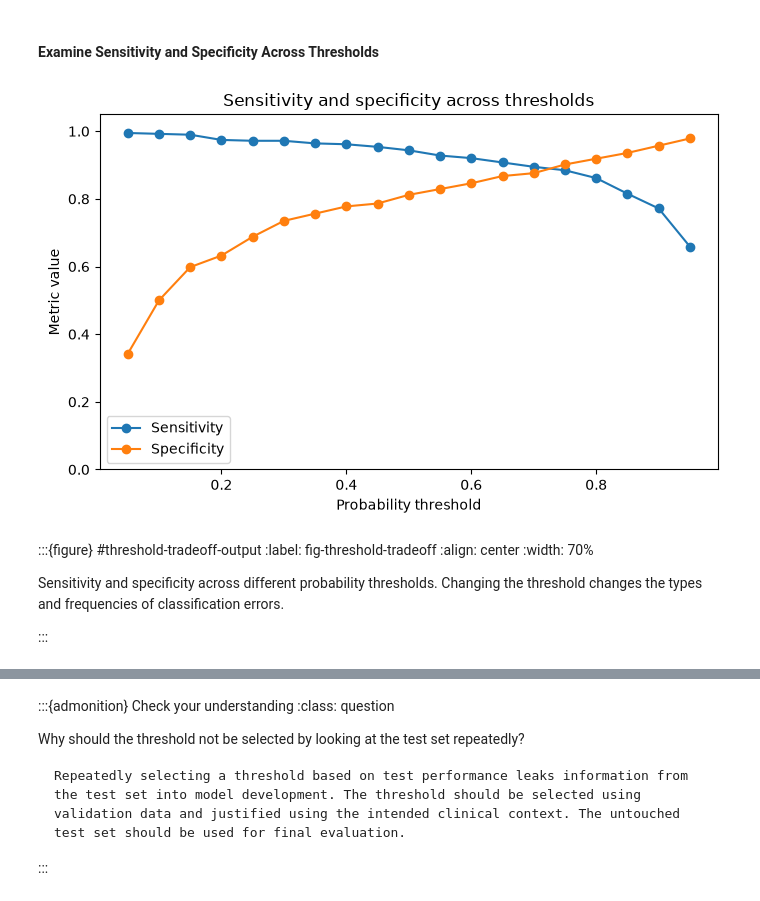
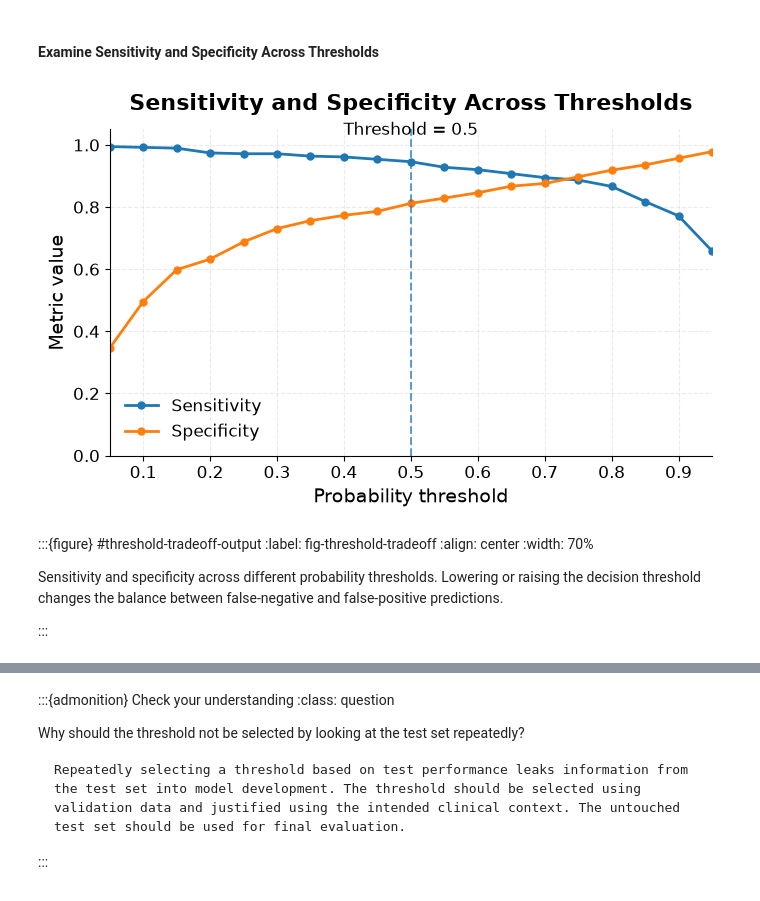
Before and after one commit to samantha-u/T-CAIREM-education-modules2, a Jupyter notebook: _build/jupyter_execute/M1S6/M1S6nb.ipynb, the cells around one changed output, grey strips where cells are left out. Saved outputs shown, nothing was run; the diff lists cells and outputs as text; code cells hidden in the pictures.

```diff
--- a/_build/jupyter_execute/M1S6/M1S6nb.ipynb
+++ b/_build/jupyter_execute/M1S6/M1S6nb.ipynb
@@ -182,6 +209,7 @@ Other frameworks may use {math}`N \times H \times W \times C`. Always inspect th
 #| label: pixel-values-output
 # Create a small synthetic grayscale image to connect pixel values,
 # array dimensions, and displayed intensity.
+
 
 example_image = np.array(
     [
@@ -195,6 +223,8 @@ example_image = np.array(
     dtype=np.uint8,
 )
 
+threshold = 150
+
 fig, axes = plt.subplots(1, 2, figsize=(9, 4))
 
 axes[0].imshow(example_image, cmap="gray", vmin=0, vmax=255)
@@ -202,16 +232,23 @@ axes[0].set_title("Displayed grayscale image")
 axes[0].axis("off")
 
 axes[1].imshow(example_image, cmap="gray", vmin=0, vmax=255)
+
 for row in range(example_image.shape[0]):
     for col in range(example_image.shape[1]):
+        value = example_image[row, col]
+
         axes[1].text(
-            col, row, str(example_image[row, col]),
-            ha="center", va="center", fontsize=8
+            col,
+            row,
+            str(value),
+            ha="center",
+            va="center",
+            color="white" if value < threshold else "black",
         )
+
 axes[1].set_title("Underlying pixel values")
 axes[1].set_xticks([])
 axes[1].set_yticks([])
 
 fig.tight_layout()
-fig
 # %% [output]
@@ -1176,47 +1755,89 @@ The predicted probability must be converted into a class decision using a thresh
 #### Examine Sensitivity and Specificity Across Thresholds
 # %%
 #| label: threshold-tradeoff-output
+
 threshold_rows = []
 
 for threshold in np.linspace(0.05, 0.95, 19):
     threshold_rows.append(
         binary_classification_metrics(
             test_labels,
             test_probabilities,
             threshold=float(threshold),
         )
     )
 
 threshold_results = pd.DataFrame(threshold_rows)
 
 fig, ax = plt.subplots(figsize=(7, 4.5))
+
 ax.plot(
     threshold_results["Threshold"],
     threshold_results["Sensitivity"],
     marker="o",
+    linewidth=2,
+    markersize=5,
     label="Sensitivity",
 )
+
 ax.plot(
     threshold_results["Threshold"],
     threshold_results["Specificity"],
     marker="o",
+    linewidth=2,
+    markersize=5,
     label="Specificity",
 )
+
+# Highlight the commonly used threshold of 0.5
+ax.axvline(
+    0.5,
+    linestyle="--",
+    linewidth=1.5,
+    alpha=0.7,
+)
+ax.text(
+    0.5,
+    1.02,
+    "Threshold = 0.5",
+    ha="center",
+    va="bottom",
+)
+
+ax.set_title(
+    "Sensitivity and Specificity Across Thresholds",
+    fontweight="bold",
+    pad=14,
+)
+
 ax.set_xlabel("Probability threshold")
 ax.set_ylabel("Metric value")
+
+ax.set_xlim(0.05, 0.95)
 ax.set_ylim(0, 1.05)
-ax.set_title("Sensitivity and specificity across thresholds")
-ax.legend()
+
+ax.grid(
+    linestyle="--",
+    alpha=0.25,
+)
+
+ax.spines["top"].set_visible(False)
+ax.spines["right"].set_visible(False)
+
+ax.legend(
+    frameon=False,
+    loc="best",
+)
+
 fig.tight_layout()
-fig
 # %% [output]
-[figure, old version]
+[figure, new version]
 # %% [markdown]
 :::{figure} #threshold-tradeoff-output
 :label: fig-threshold-tradeoff
 :align: center
 :width: 70%
 
-Sensitivity and specificity across different probability thresholds. Changing the threshold changes the types and frequencies of classification errors.
+Sensitivity and specificity across different probability thresholds. Lowering or raising the decision threshold changes the balance between false-negative and false-positive predictions.
 
 :::
```
Also changed, not shown: parts of 38 cells of this notebook, 48 other files.
